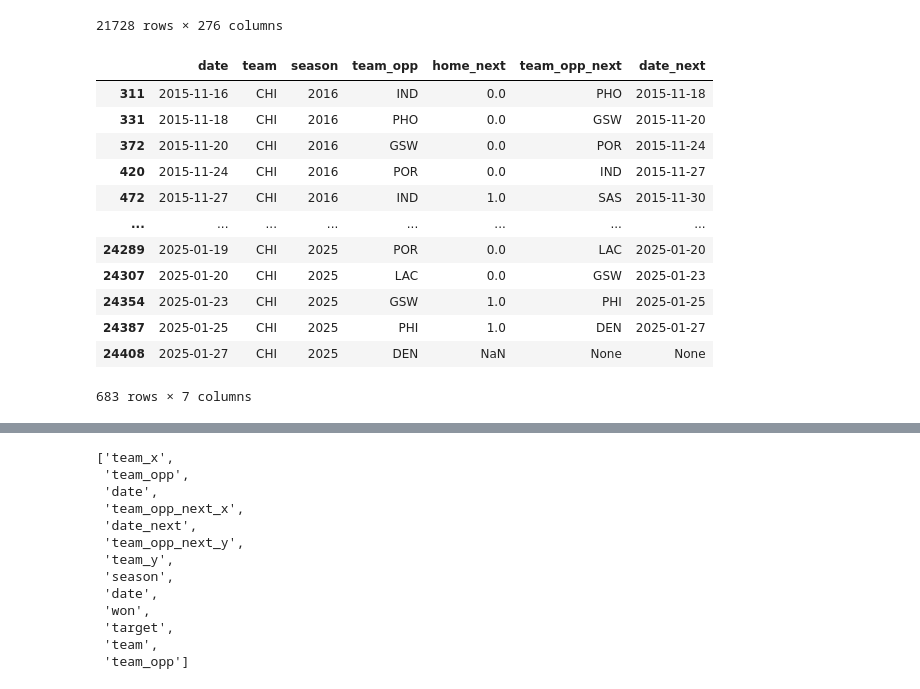
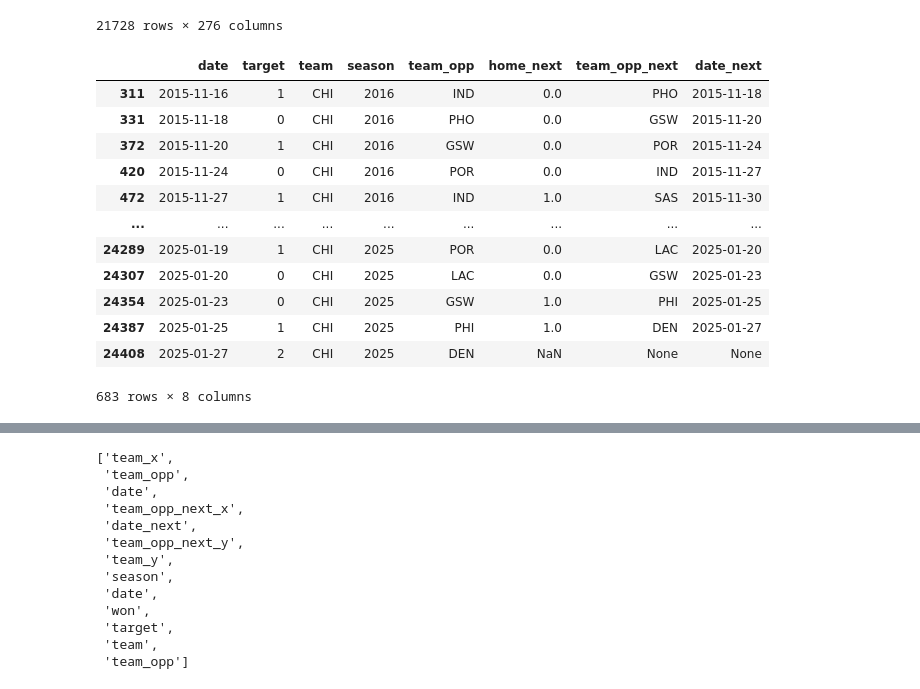
Before and after one commit to Niko2425/NBA-Predict, a Jupyter notebook: predict.ipynb, the cells around one changed output, grey strips where cells are left out. Drawn from its saved outputs; the diff is of its cells as text; code cells hidden in the pictures.

Commit message:
Added predicting functionality for the yet-to-be-played game of each team

```diff
--- a/predict.ipynb
+++ b/predict.ipynb
@@ -345,18 +338,18 @@ df["team_opp_next"] = add_col(df, "team_opp")
 df["date_next"] = add_col(df, "date")
 # %%
 #Find rows where team is CHI and list out columns (last 3 are what we will have to manually fill using schedule of next game)
-df[df["team"] == "CHI"][["date", "team", "season", "team_opp", "home_next", "team_opp_next", "date_next"]]
+df[df["team"] == "CHI"][["date", "target", "team", "season", "team_opp", "home_next", "team_opp_next", "date_next"]]
 # %% [output]
-|  | date | team | season | team_opp | home_next | team_opp_next | date_next |
-| 311 | 2015-11-16 | CHI | 2016 | IND | 0.0 | PHO | 2015-11-18 |
-| 331 | 2015-11-18 | CHI | 2016 | PHO | 0.0 | GSW | 2015-11-20 |
-| 372 | 2015-11-20 | CHI | 2016 | GSW | 0.0 | POR | 2015-11-24 |
-| 420 | 2015-11-24 | CHI | 2016 | POR | 0.0 | IND | 2015-11-27 |
-| 472 | 2015-11-27 | CHI | 2016 | IND | 1.0 | SAS | 2015-11-30 |
-| ... | ... | ... | ... | ... | ... | ... | ... |
-| 24289 | 2025-01-19 | CHI | 2025 | POR | 0.0 | LAC | 2025-01-20 |
-| 24307 | 2025-01-20 | CHI | 2025 | LAC | 0.0 | GSW | 2025-01-23 |
-| 24354 | 2025-01-23 | CHI | 2025 | GSW | 1.0 | PHI | 2025-01-25 |
-| 24387 | 2025-01-25 | CHI | 2025 | PHI | 1.0 | DEN | 2025-01-27 |
-| 24408 | 2025-01-27 | CHI | 2025 | DEN | NaN | None | None |
+|  | date | target | team | season | team_opp | home_next | team_opp_next | date_next |
+| 311 | 2015-11-16 | 1 | CHI | 2016 | IND | 0.0 | PHO | 2015-11-18 |
+| 331 | 2015-11-18 | 0 | CHI | 2016 | PHO | 0.0 | GSW | 2015-11-20 |
+| 372 | 2015-11-20 | 1 | CHI | 2016 | GSW | 0.0 | POR | 2015-11-24 |
+| 420 | 2015-11-24 | 0 | CHI | 2016 | POR | 0.0 | IND | 2015-11-27 |
+| 472 | 2015-11-27 | 1 | CHI | 2016 | IND | 1.0 | SAS | 2015-11-30 |
+| ... | ... | ... | ... | ... | ... | ... | ... | ... |
+| 24289 | 2025-01-19 | 1 | CHI | 2025 | POR | 0.0 | LAC | 2025-01-20 |
+| 24307 | 2025-01-20 | 0 | CHI | 2025 | LAC | 0.0 | GSW | 2025-01-23 |
+| 24354 | 2025-01-23 | 0 | CHI | 2025 | GSW | 1.0 | PHI | 2025-01-25 |
+| 24387 | 2025-01-25 | 1 | CHI | 2025 | PHI | 1.0 | DEN | 2025-01-27 |
+| 24408 | 2025-01-27 | 2 | CHI | 2025 | DEN | NaN | None | None |
-683 rows × 7 columns
+683 rows × 8 columns
```
Also changed, not shown: parts of 16 cells of this notebook, 2 other files.
